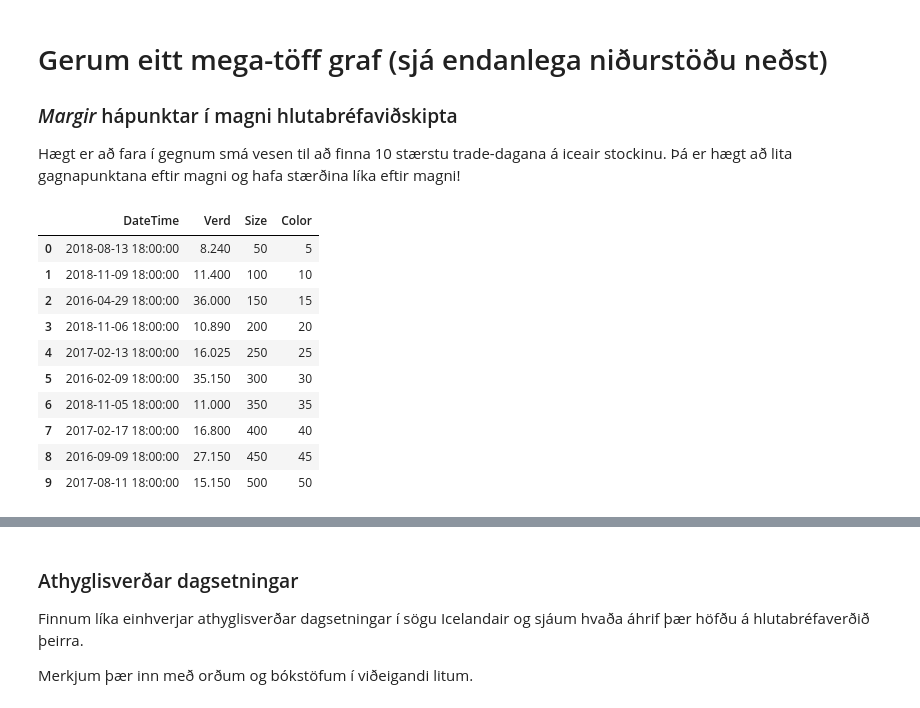
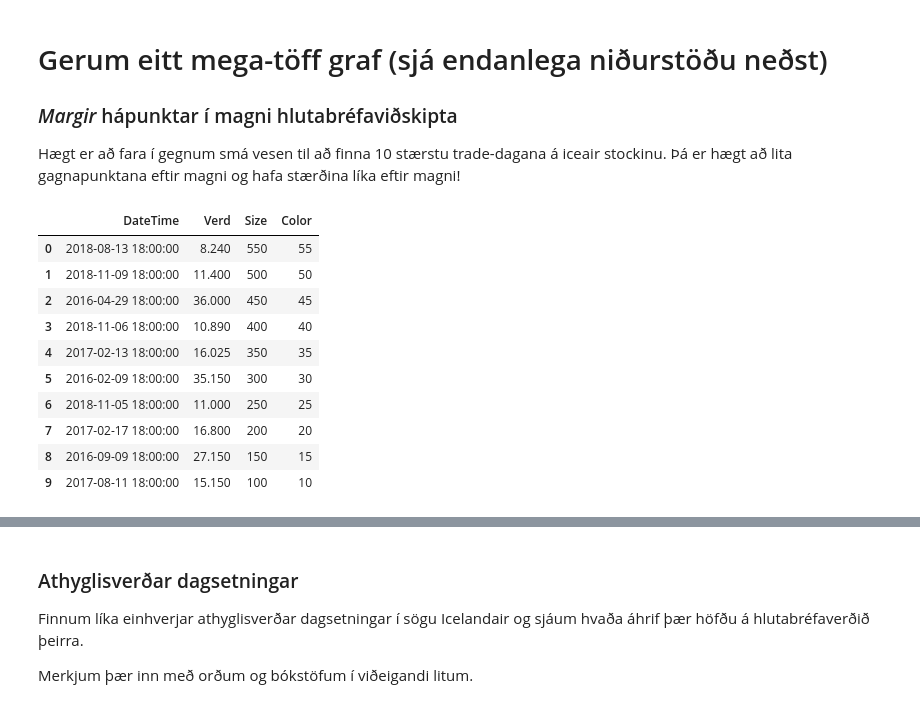
Before and after one commit to weekend37/Intro_to_Python_Code, a Jupyter notebook: Vika_4/iceair.ipynb, the cells around one changed output, grey strips where cells are left out. Cells and saved outputs as stored; diff of their text form; code cells hidden in the pictures.

```diff
--- a/Vika_4/iceair.ipynb
+++ b/Vika_4/iceair.ipynb
@@ -222,29 +224,29 @@ Hægt er að fara í gegnum smá vesen til að finna 10 stærstu trade-dagana á
 # %%
 X = 10
 
 # Finnum þá X daga sem mesta magn verðbréfakaupa fór fram og teiknum þá á plottið
 iceair_data_sortedByAmount = iceair_data.sort_values(by='Magn', ascending=False)
 dataForAwesomePlot = pd.DataFrame({
     'DateTime' : list(iceair_data_sortedByAmount['DateTime'])[:X],
     'Verd' : list(iceair_data_sortedByAmount['Verd'])[:X],
-    'Size': np.arange(50,550,50),
-    'Color' : np.arange(5, 55, 5)
+    'Size': np.arange(550,50,-50),
+    'Color' : np.arange(55, 5, -5)
 })
 
 # Hvernig lítur þetta út hjá okkur?
 dataForAwesomePlot
 # %% [output]
 |  | DateTime | Verd | Size | Color |
-| 0 | 2018-08-13 18:00:00 | 8.240 | 50 | 5 |
-| 1 | 2018-11-09 18:00:00 | 11.400 | 100 | 10 |
-| 2 | 2016-04-29 18:00:00 | 36.000 | 150 | 15 |
-| 3 | 2018-11-06 18:00:00 | 10.890 | 200 | 20 |
-| 4 | 2017-02-13 18:00:00 | 16.025 | 250 | 25 |
+| 0 | 2018-08-13 18:00:00 | 8.240 | 550 | 55 |
+| 1 | 2018-11-09 18:00:00 | 11.400 | 500 | 50 |
+| 2 | 2016-04-29 18:00:00 | 36.000 | 450 | 45 |
+| 3 | 2018-11-06 18:00:00 | 10.890 | 400 | 40 |
+| 4 | 2017-02-13 18:00:00 | 16.025 | 350 | 35 |
 | 5 | 2016-02-09 18:00:00 | 35.150 | 300 | 30 |
-| 6 | 2018-11-05 18:00:00 | 11.000 | 350 | 35 |
-| 7 | 2017-02-17 18:00:00 | 16.800 | 400 | 40 |
-| 8 | 2016-09-09 18:00:00 | 27.150 | 450 | 45 |
-| 9 | 2017-08-11 18:00:00 | 15.150 | 500 | 50 |
+| 6 | 2018-11-05 18:00:00 | 11.000 | 250 | 25 |
+| 7 | 2017-02-17 18:00:00 | 16.800 | 200 | 20 |
+| 8 | 2016-09-09 18:00:00 | 27.150 | 150 | 15 |
+| 9 | 2017-08-11 18:00:00 | 15.150 | 100 | 10 |
 # %%
 # Stillum lit og tegund línunar
 plt.figure(figsize=[16,10])
```
Also changed, not shown: parts of 5 cells of this notebook, 5 other files.
